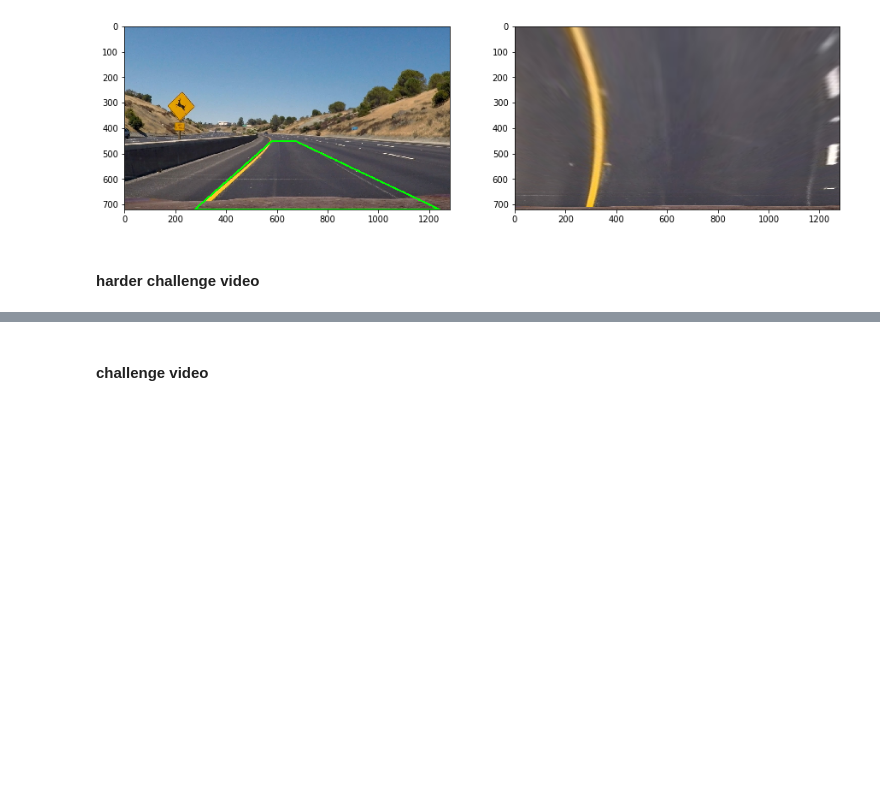
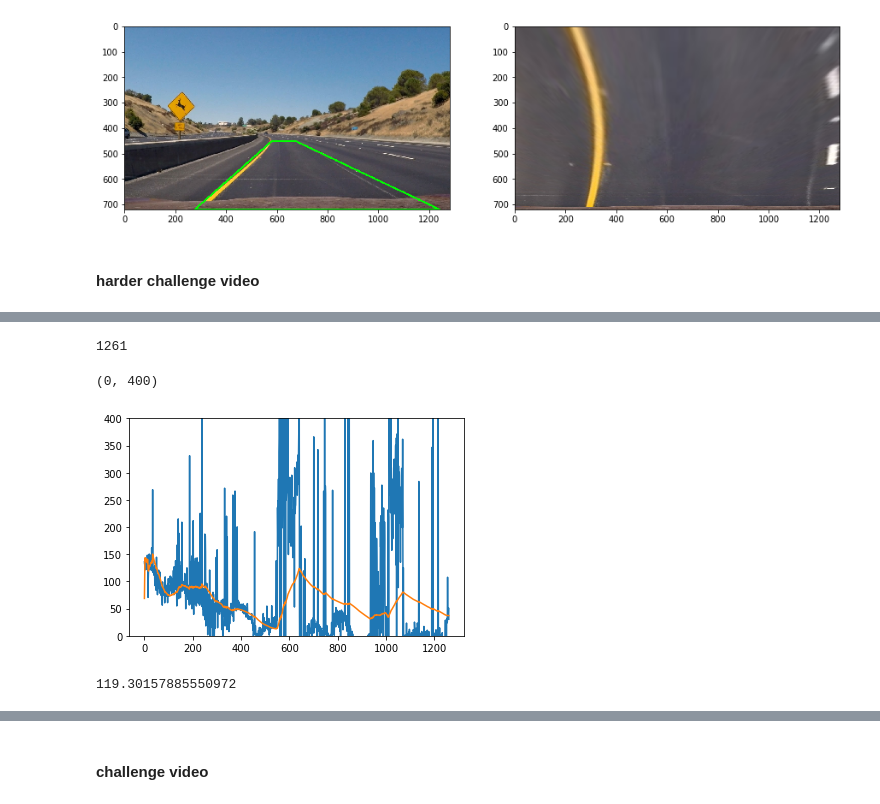
Before and after one commit to dmitrydi/advanced_lanes, a Jupyter notebook: P1.ipynb, the cells around one changed output, grey strips where cells are left out. Drawn from its saved outputs; the diff is of its cells as text; code cells hidden in the pictures; blank space fills up the shorter version.

Commit message:
kalman filter implemented

```diff
--- a/P1.ipynb
+++ b/P1.ipynb
@@ -440,9 +529,15 @@ from IPython.display import HTML
 # %% [markdown]
 #### harder challenge video
 # %%
-hl = HoughLines(cmaps=[(cv2.COLOR_RGB2LAB, [0]),
-                       (cv2.COLOR_RGB2YCrCb, [0]),
-                       (None, [0,1,2])], prepocess=True, keep=25, serial_mode=True)
+kf1 = KalmanFilter()
+kf2 = KalmanFilter()
+KT_pos = KalmanTracker(kf1)
+KT_neg = KalmanTracker(kf2)
+hl = HoughLines(KT_pos, KT_neg,
+                cmaps=[(None, [0,1,2])],
+                prepocess=True,
+                keep=10,
+                serial_mode=True)
 x_ratio_bottom = 0.14
 x_ratio_top = 0.4
 y_ratio = 0.6
@@ -454,12 +549,12 @@ vertices =  np.array([[[x_ratio_bottom*x_size, y_size], [x_ratio_top*x_size,y_ra
 # setting params for roi drawing
 hl.set_params_for_get_lines(vertices,hough_threshold=25,
                   min_line_len = 30, max_line_gap = 10, angle = 20,
-                  canny_kernel=5, canny_low=100, canny_high=255)
+                  canny_kernel=5, canny_low=100, canny_high=255, write_logs=True)
 # initialize frame gen
-frame_gen = hl.draw_warped
+frame_gen = hl.draw_roi_for_transform
 # make video
-output = './harder_challenge_warped.mp4'
-clip1 = VideoFileClip("./harder_challenge_video.mp4")
+output = './output_videos/harder_challenge_kalman.mp4'
+clip1 = VideoFileClip("./input_videos/harder_challenge_video.mp4")
 white_clip = clip1.fl_image(frame_gen) #NOTE: this function expects color images!!
 %time white_clip.write_videofile(output, audio=False)
 # %% [output]
@@ -472,0 +617,39 @@ Wall time: 3min 40s
+# %%
+len(measurements)
+# %% [output]
+1261
+# %%
+measurements = hl.log['B_pos']
+mean, sigma = norm.fit(measurements)
+Q = 1e-5
+R2 = 10*sigma**2
+b_predictions = []
+x = np.matrix([[mean],[0.]])
+P = np.matrix([[R2, 0], [0,R2]])
+u = np.matrix([[0.], [0.]])
+F = np.matrix([[1.,1.], [0, 1.]])
+H = np.matrix([[1.,0]])
+R = np.matrix([[R2]])
+I = np.matrix([[1., 0.], [0., 1.]])
+b_predictions.append(x[0].A1)
+for i in range(1, len(measurements)):
+    z = np.matrix([[measurements[i][0]]])
+    y = z - H*x
+    S = H*P*H.getT() + R
+    K = P*H.getT()*S.getI()
+    x = x + (K*y)
+    P = (I - K*H)*P
+    x = F*x + u
+    P = F*P*F.getT()
+    b_predictions.append(x[0].A1)
+xs = np.array(range(len(b_predictions)))
+plt.plot(xs, measurements)
+plt.plot(xs, b_predictions)
+plt.ylim(0,400)
+# %% [output]
+(0, 400)
+[figure, added]
+# %%
+mean
+# %% [output]
+119.30157885550972
```
Also changed, not shown: parts of 20 cells of this notebook.
